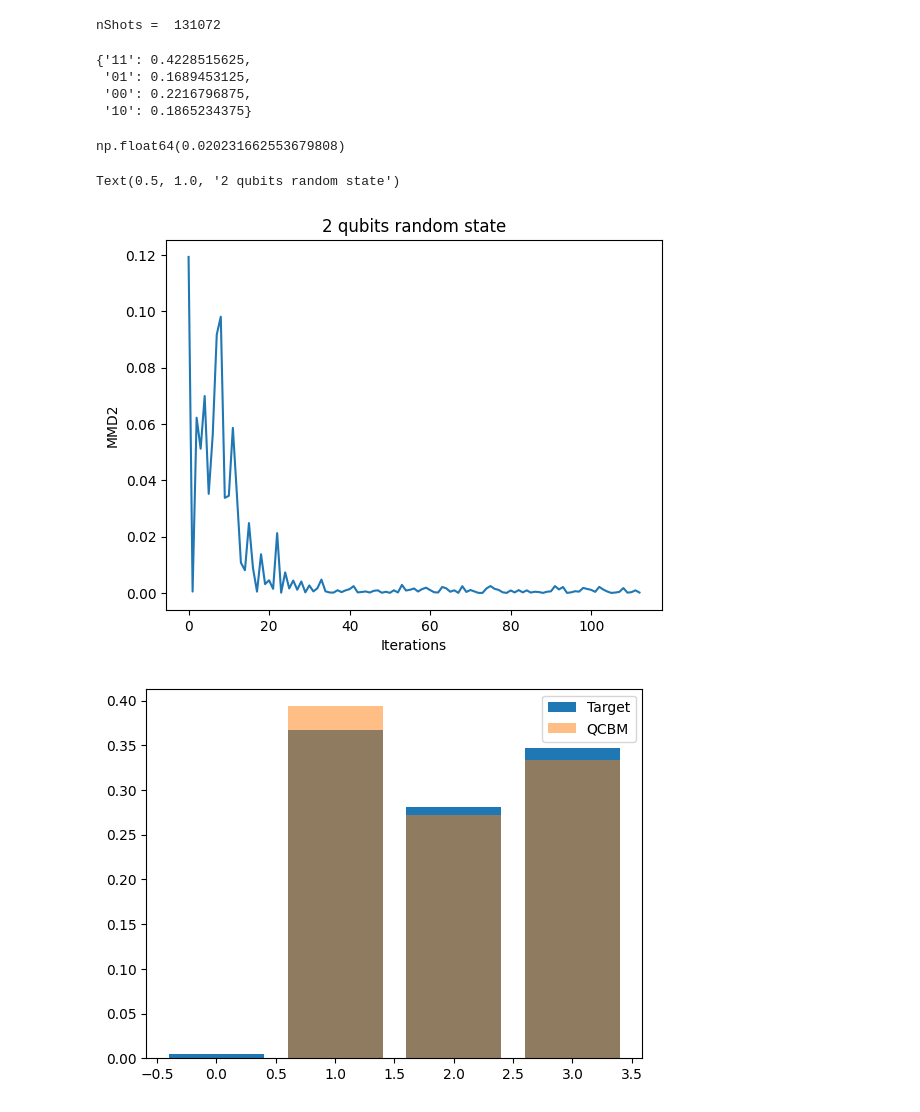
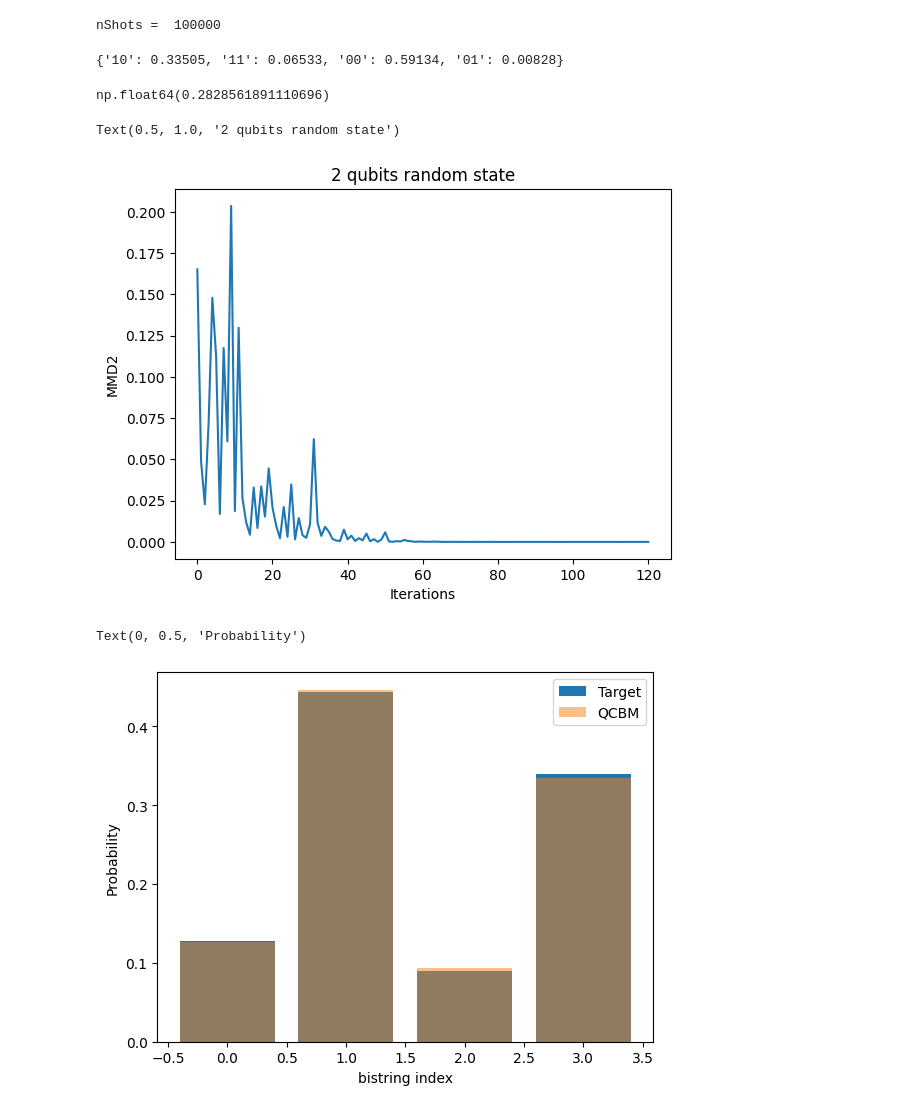
Before and after one commit to Zhelun-Li/QCBM, a Jupyter notebook: QCBM.ipynb, the cells around one changed output. Cells and saved outputs as stored; diff of their text form; code cells hidden in the pictures.

Commit message:
averaging several scales; updating nShots in class

```diff
--- a/QCBM.ipynb
+++ b/QCBM.ipynb
@@ -18,8 +18,8 @@ from scipy.optimize import minimize
 # %%
 n_qubits = 2
 n_reps = 5
-nShots = 2**17
-#nShots = int(1e5)
+#nShots = 2**16
+nShots = int(1e5)
 print("nShots = ", nShots)
 
 target_probs = np.random.rand(2**n_qubits)  # Example
@@ -27,11 +27,11 @@ target_probs = target_probs/target_probs.sum()
 bitstrings = [''.join(bits) for bits in product('01', repeat=n_qubits)]
 target_dict = dict(zip(bitstrings, target_probs))
 # %% [output]
-nShots =  131072
+nShots =  100000
 # %%
 
 class QCBM:
-    def __init__(self,n_qubits, n_reps,  target_dict,shots=1024, seed=None):
+    def __init__(self,n_qubits, n_reps,  target_dict,shots=2**15, seed=None):
         self.n_qubits = n_qubits
         self.n_reps = n_reps
         self.shots = shots
@@ -70,28 +70,28 @@ class QCBM:
         probs = {k: v / self.shots for k, v in result.items()}
         return probs
 
-    def loss(self, theta, scales=1):
+    def loss(self, theta, scales = np.array([0.01, 0.1, 1, 10, 100])):
 
         result = self.sample(theta)
 
         p = np.array([result[bs] if bs in result else 0 for bs in self.bitstrings])
-        return self.getMMD2(p, self.q, self.X, scales)
+        return self.getMMD2(p, self.q, self.X, scales = scales)
 
     @staticmethod
     def bitstring_to_array(bs): # Converting bitstring to vector arrays for kernel evaluation
         return np.array([int(b) for b in bs])
 
     @staticmethod
-    def getMMD2(p, q, X, scales=1):
+    def getMMD2(p, q, X, scales = np.array([0.01, 0.1, 1, 10, 100])):
         sq_dists = np.linalg.norm(X[:, None] - X[None, :], axis=-1) ** 2
         gamma = 1 / (2 * scales ** 2)
-        K = np.exp(-gamma * sq_dists)
+        K = np.exp(-gamma[:,None,None] * sq_dists).sum(axis = 0)/len(scales)
         return (p - q) @ K @ (p - q)
 
     def random_theta(self):
         return np.random.uniform(0, 2 * np.pi, len(self.parameters))
 
-    def train(self, maxiter=500):
+    def train(self, maxiter=200):
         theta0 = self.random_theta()
 
         def callback(theta):
@@ -101,18 +101,15 @@ class QCBM:
         res = minimize(self.loss, theta0, method='COBYLA', callback=callback, options={'maxiter': maxiter})
         return res.x
 # %%
-qcbm = QCBM(2,5,target_dict)
+qcbm = QCBM(n_qubits,5,target_dict,shots = nShots)
 #theta = qcbm.random_theta()
 qcbm.sample(qcbm.theta)
 # %% [output]
-{'11': 0.4228515625,
- '01': 0.1689453125,
- '00': 0.2216796875,
- '10': 0.1865234375}
+{'10': 0.33505, '11': 0.06533, '00': 0.59134, '01': 0.00828}
 # %%
 qcbm.loss(qcbm.theta)
 # %% [output]
-np.float64(0.020231662553679808)
+np.float64(0.2828561891110696)
 # %%
 qcbm.theta = qcbm.train()
 # %%
@@ -123,7 +120,7 @@ plt.title(f"{n_qubits} qubits random state")
 #plt.yscale('log')
 # %% [output]
 Text(0.5, 1.0, '2 qubits random state')
-[figure, old version]
+[figure, new version]
 # %%
 def compareDist(qcbm,target_dict):
     d_qcbm = qcbm.sample(qcbm.theta)
@@ -142,6 +139,7 @@ def compareDist(qcbm,target_dict):
 # %%
 compareDist(qcbm,target_dict)
 plt.xlabel("bistring index")
-plt.ylabel()
+plt.ylabel("Probability")
 # %% [output]
+Text(0, 0.5, 'Probability')
-[figure, old version]
+[figure, new version]
```
